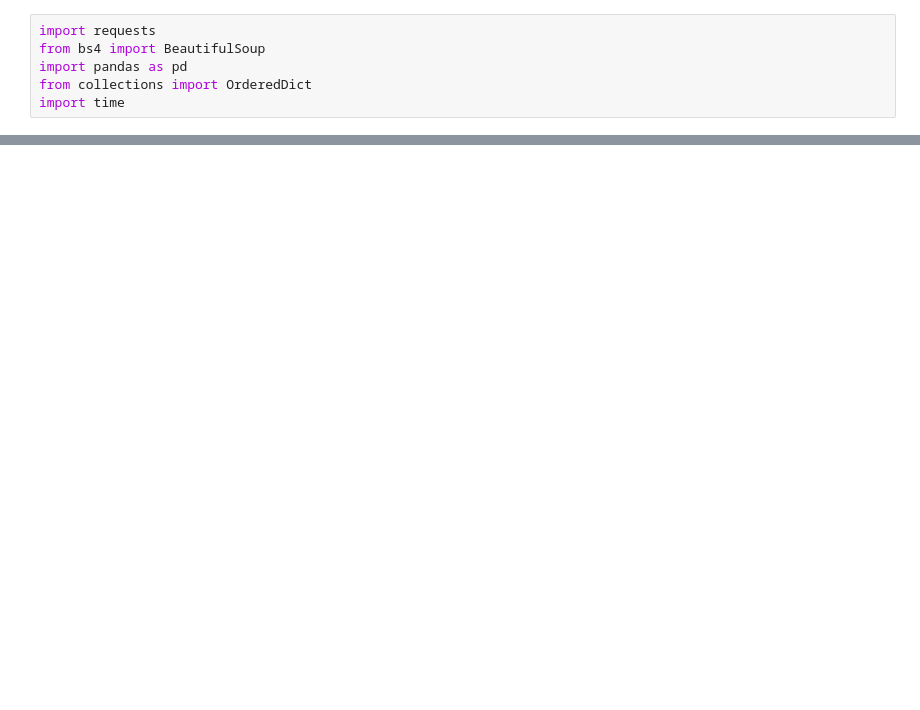
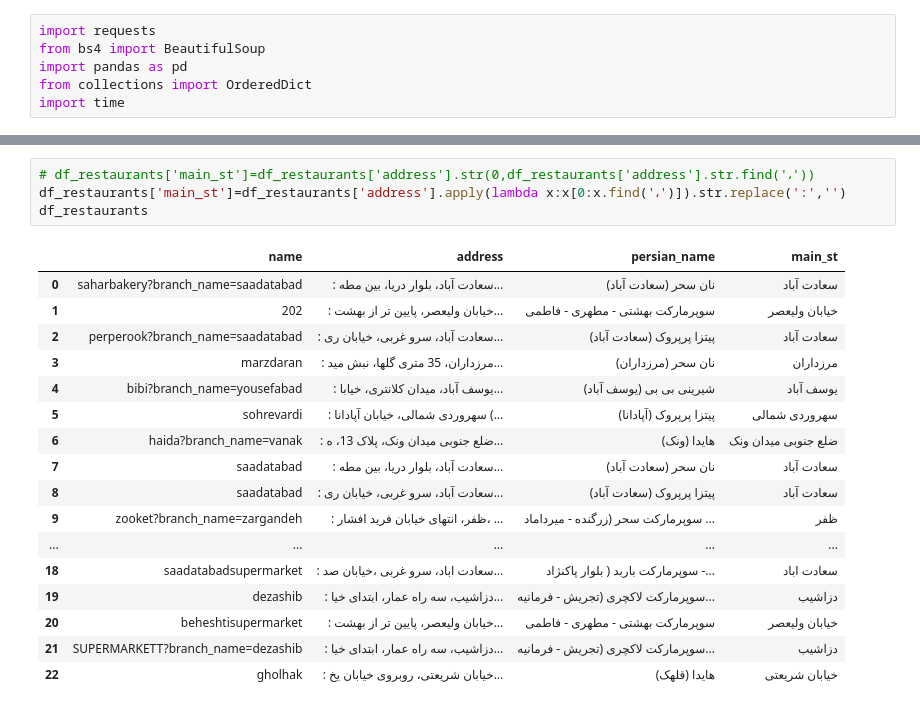
Before and after one commit to h0ssein2011/Restaurants-review-analysis, a Jupyter notebook: Get restaurant data.ipynb, the cells around one changed output, grey strips where cells are left out. Drawn from its saved outputs; the diff is of its cells as text; blank space fills up the shorter version.

Commit message:
update restauratn addresses

```diff
--- a/Get restaurant data.ipynb
+++ b/Get restaurant data.ipynb
@@ -136,0 +136,22 @@ df_restaurants
+# %%
+# df_restaurants['main_st']=df_restaurants['address'].str(0,df_restaurants['address'].str.find('،'))
+df_restaurants['main_st']=df_restaurants['address'].apply(lambda x:x[0:x.find('،')]).str.replace(':','')
+df_restaurants
+# %% [output]
+|  | name | address | persian_name | main_st |
+| 0 | saharbakery?branch_name=saadatabad | : سعادت آباد، بلوار دریا، بین مطه... | نان سحر (سعادت آباد) | سعادت آباد |
+| 1 | 202 | : خیابان ولیعصر، پایین تر از بهشت... | سوپرمارکت بهشتی - مطهری - فاطمی | خیابان ولیعصر |
+| 2 | perperook?branch_name=saadatabad | : سعادت آباد، سرو غربی، خیابان ری... | پیتزا پرپروک (سعادت آباد) | سعادت آباد |
+| 3 | marzdaran | : مرزداران، 35 متری گلها، نبش مید... | نان سحر (مرزداران) | مرزداران |
+| 4 | bibi?branch_name=yousefabad | : یوسف آباد، میدان کلانتری، خیابا... | شیرینی بی بی (یوسف آباد) | یوسف آباد |
+| 5 | sohrevardi | : سهروردی شمالی، خیابان آپادانا (... | پیتزا پرپروک (آپادانا) | سهروردی شمالی |
+| 6 | haida?branch_name=vanak | : ضلع جنوبی میدان ونک، پلاک 13، ه... | هایدا (ونک) | ضلع جنوبی میدان ونک |
+| 7 | saadatabad | : سعادت آباد، بلوار دریا، بین مطه... | نان سحر (سعادت آباد) | سعادت آباد |
+| 8 | saadatabad | : سعادت آباد، سرو غربی، خیابان ری... | پیتزا پرپروک (سعادت آباد) | سعادت آباد |
+| 9 | zooket?branch_name=zargandeh | : ظفر، انتهای خیابان فرید افشار، ... | سوپرمارکت سحر (زرگنده - میرداماد ... | ظفر |
+| ... | ... | ... | ... | ... |
+| 18 | saadatabadsupermarket | : سعادت اباد، سرو غربی ،خیابان صد... | سوپرمارکت باربد ( بلوار پاکنژاد -... | سعادت اباد |
+| 19 | dezashib | : دزاشیب، سه راه عمار، ابتدای خیا... | سوپرمارکت لاکچری (تجریش - فرمانیه... | دزاشیب |
+| 20 | beheshtisupermarket | : خیابان ولیعصر، پایین تر از بهشت... | سوپرمارکت بهشتی - مطهری - فاطمی | خیابان ولیعصر |
+| 21 | SUPERMARKETT?branch_name=dezashib | : دزاشیب، سه راه عمار، ابتدای خیا... | سوپرمارکت لاکچری (تجریش - فرمانیه... | دزاشیب |
+| 22 | gholhak | : خیابان شریعتی، روبروی خیابان یخ... | هایدا (قلهک) | خیابان شریعتی |
```
Also changed, not shown: parts of 5 cells of this notebook.
